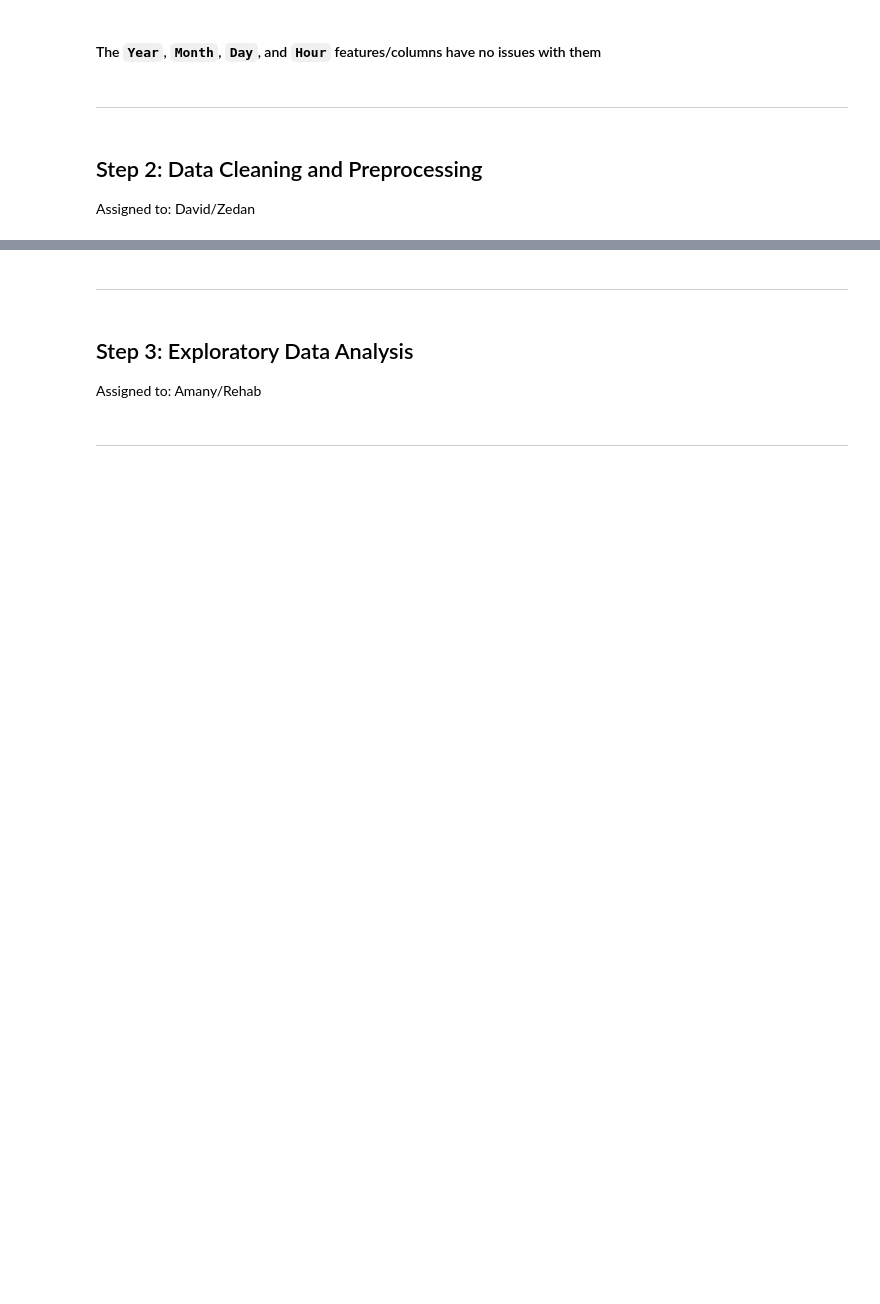
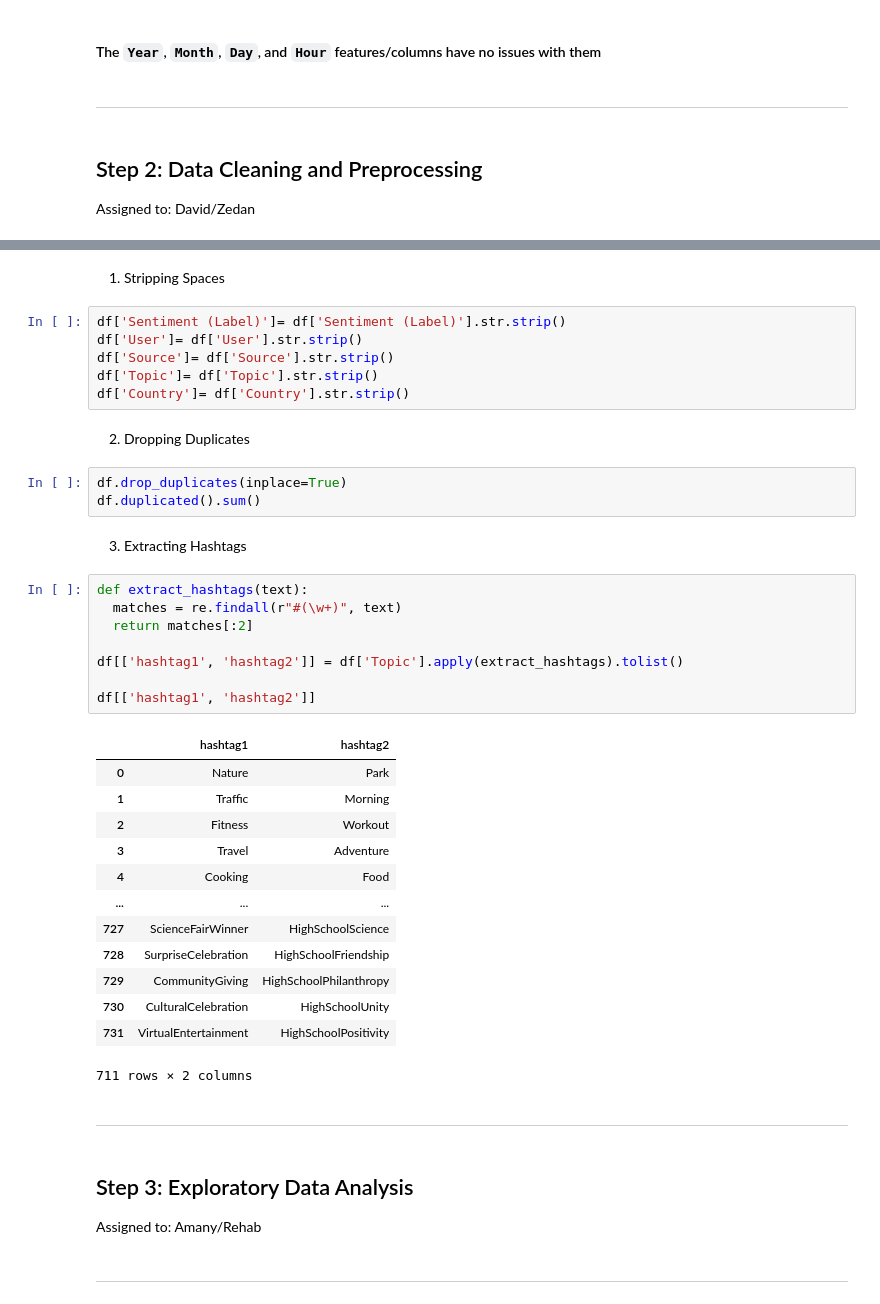
Before and after one commit to Social-Media-Sentiment-Analysis/NLP-Project, a Jupyter notebook: Social_Media_Sentiment_Analysis_Project.ipynb, the cells around one changed output, grey strips where cells are left out. Saved outputs shown, nothing was run; the diff lists cells and outputs as text; blank space fills up the shorter version.

```diff
--- a/Social_Media_Sentiment_Analysis_Project.ipynb
+++ b/Social_Media_Sentiment_Analysis_Project.ipynb
@@ -374,3 +382,40 @@ Assigned to: David/Zedan
+# %% [markdown]
+1. Stripping Spaces
+# %%
+df['Sentiment (Label)']= df['Sentiment (Label)'].str.strip()
+df['User']= df['User'].str.strip()
+df['Source']= df['Source'].str.strip()
+df['Topic']= df['Topic'].str.strip()
+df['Country']= df['Country'].str.strip()
+# %% [markdown]
+2. Dropping Duplicates
+# %%
+df.drop_duplicates(inplace=True)
+df.duplicated().sum()
+# %% [markdown]
+3. Extracting Hashtags
+# %%
+def extract_hashtags(text):
+  matches = re.findall(r"#(\w+)", text)
+  return matches[:2]
+
+df[['hashtag1', 'hashtag2']] = df['Topic'].apply(extract_hashtags).tolist()
+
+df[['hashtag1', 'hashtag2']]
+# %% [output]
+|  | hashtag1 | hashtag2 |
+| 0 | Nature | Park |
+| 1 | Traffic | Morning |
+| 2 | Fitness | Workout |
+| 3 | Travel | Adventure |
+| 4 | Cooking | Food |
+| ... | ... | ... |
+| 727 | ScienceFairWinner | HighSchoolScience |
+| 728 | SurpriseCelebration | HighSchoolFriendship |
+| 729 | CommunityGiving | HighSchoolPhilanthropy |
+| 730 | CulturalCelebration | HighSchoolUnity |
+| 731 | VirtualEntertainment | HighSchoolPositivity |
+711 rows × 2 columns
 # %% [markdown]
 -----
 # %% [markdown]
```
Also changed, not shown: parts of 31 cells of this notebook.
